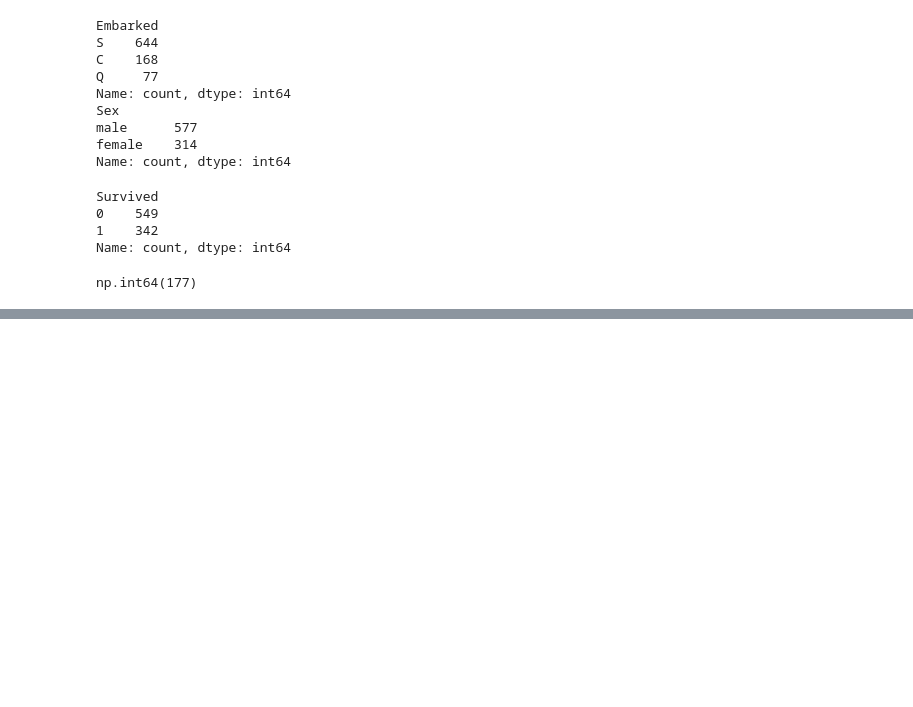
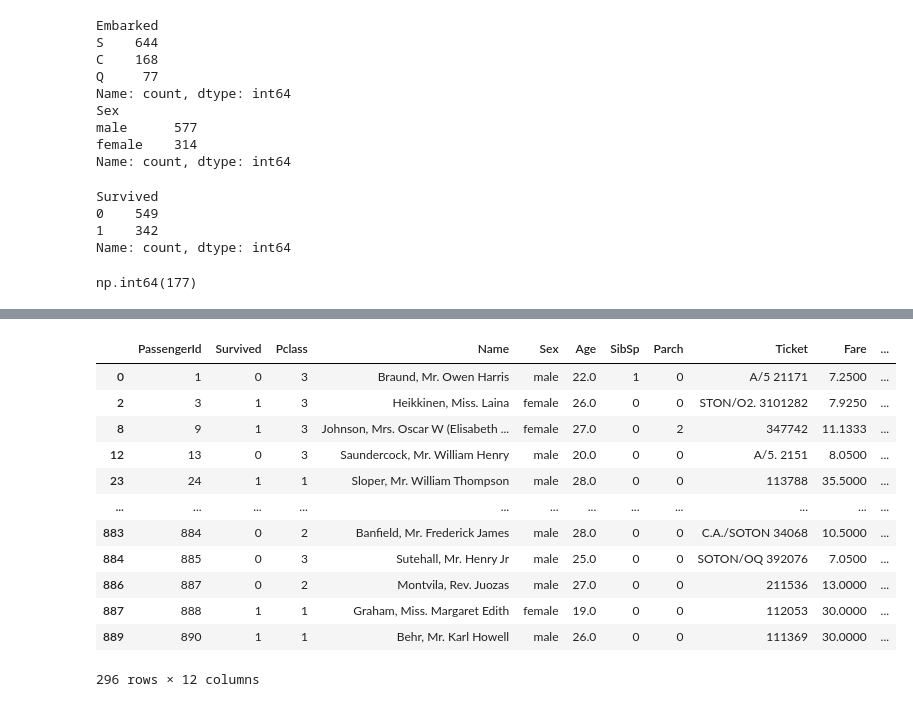
Before and after one commit to shubham-jasiwal/AI-ML-Engineer-100-Days, a Jupyter notebook: libraries/pandas/panda.ipynb, the cells around one changed output, grey strips where cells are left out. Drawn from its saved outputs; the diff is of its cells as text; code cells hidden in the pictures; blank space fills up the shorter version.

```diff
--- a/libraries/pandas/panda.ipynb
+++ b/libraries/pandas/panda.ipynb
@@ -183,0 +231,16 @@ np.int64(177)
+# %%
+df[df['Age'].between(18, 30)]
+# %% [output]
+|  | PassengerId | Survived | Pclass | Name | Sex | Age | SibSp | Parch | Ticket | Fare | ... |
+| 0 | 1 | 0 | 3 | Braund, Mr. Owen Harris | male | 22.0 | 1 | 0 | A/5 21171 | 7.2500 | ... |
+| 2 | 3 | 1 | 3 | Heikkinen, Miss. Laina | female | 26.0 | 0 | 0 | STON/O2. 3101282 | 7.9250 | ... |
+| 8 | 9 | 1 | 3 | Johnson, Mrs. Oscar W (Elisabeth ... | female | 27.0 | 0 | 2 | 347742 | 11.1333 | ... |
+| 12 | 13 | 0 | 3 | Saundercock, Mr. William Henry | male | 20.0 | 0 | 0 | A/5. 2151 | 8.0500 | ... |
+| 23 | 24 | 1 | 1 | Sloper, Mr. William Thompson | male | 28.0 | 0 | 0 | 113788 | 35.5000 | ... |
+| ... | ... | ... | ... | ... | ... | ... | ... | ... | ... | ... | ... |
+| 883 | 884 | 0 | 2 | Banfield, Mr. Frederick James | male | 28.0 | 0 | 0 | C.A./SOTON 34068 | 10.5000 | ... |
+| 884 | 885 | 0 | 3 | Sutehall, Mr. Henry Jr | male | 25.0 | 0 | 0 | SOTON/OQ 392076 | 7.0500 | ... |
+| 886 | 887 | 0 | 2 | Montvila, Rev. Juozas | male | 27.0 | 0 | 0 | 211536 | 13.0000 | ... |
+| 887 | 888 | 1 | 1 | Graham, Miss. Margaret Edith | female | 19.0 | 0 | 0 | 112053 | 30.0000 | ... |
+| 889 | 890 | 1 | 1 | Behr, Mr. Karl Howell | male | 26.0 | 0 | 0 | 111369 | 30.0000 | ... |
+296 rows × 12 columns
```
Also changed, not shown: parts of 5 cells of this notebook.
